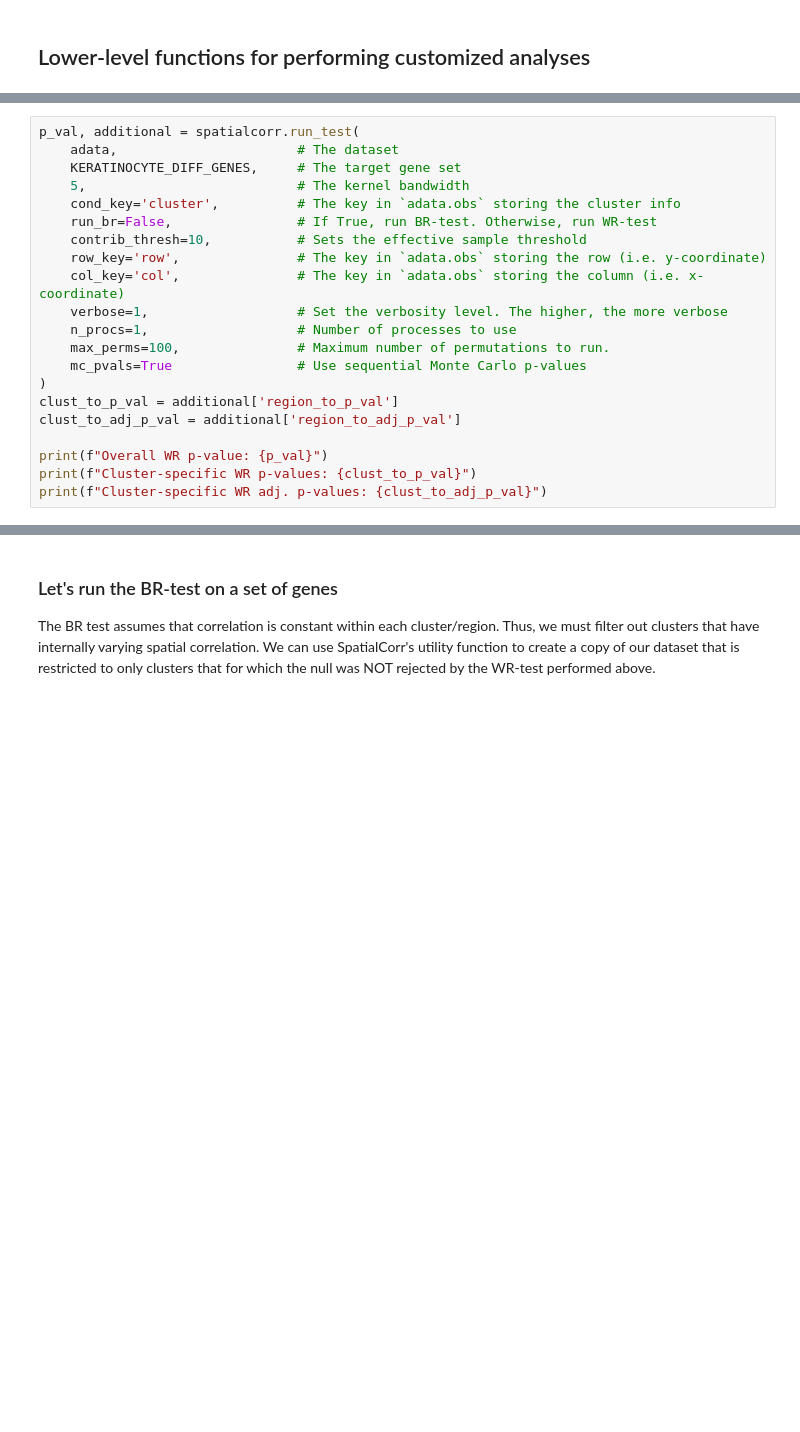
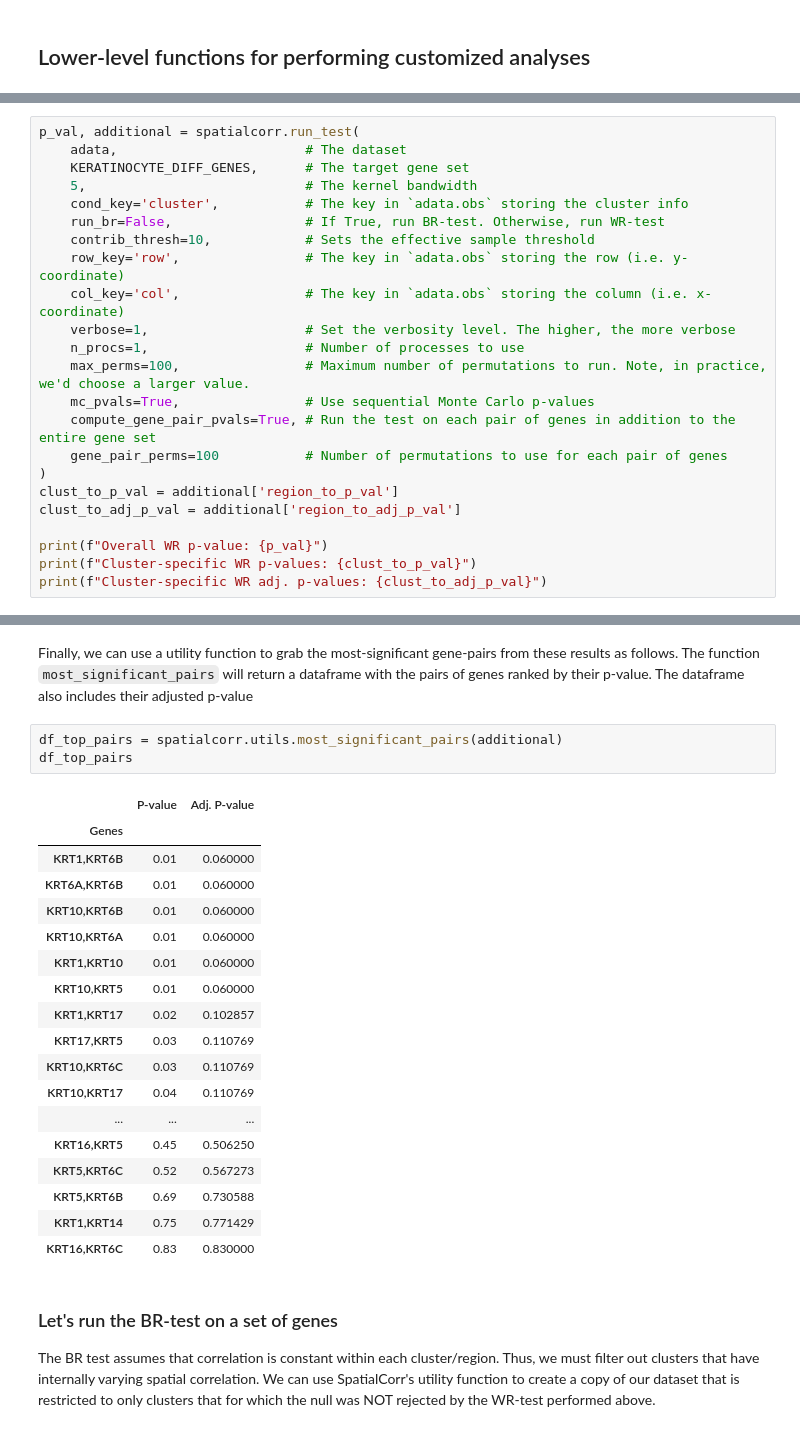
Before and after one commit to mbernste/SpatialCorr, a Jupyter notebook: tutorial/SpatialCorr_tutorial.ipynb, the cells around one changed output, grey strips where cells are left out. Drawn from its saved outputs; the diff is of its cells as text; blank space fills up the shorter version.

```diff
--- a/tutorial/SpatialCorr_tutorial.ipynb
+++ b/tutorial/SpatialCorr_tutorial.ipynb
@@ -218,17 +229,19 @@ spatialcorr.plot.cluster_pairwise_scatterplots(
 # %%
 p_val, additional = spatialcorr.run_test(
-    adata,                       # The dataset
-    KERATINOCYTE_DIFF_GENES,     # The target gene set
-    5,                           # The kernel bandwidth
-    cond_key='cluster',          # The key in `adata.obs` storing the cluster info
-    run_br=False,                # If True, run BR-test. Otherwise, run WR-test
-    contrib_thresh=10,           # Sets the effective sample threshold
-    row_key='row',               # The key in `adata.obs` storing the row (i.e. y-coordinate)
-    col_key='col',               # The key in `adata.obs` storing the column (i.e. x-coordinate)
-    verbose=1,                   # Set the verbosity level. The higher, the more verbose
-    n_procs=1,                   # Number of processes to use
-    max_perms=100,               # Maximum number of permutations to run.
-    mc_pvals=True                # Use sequential Monte Carlo p-values
+    adata,                        # The dataset
+    KERATINOCYTE_DIFF_GENES,      # The target gene set
+    5,                            # The kernel bandwidth
+    cond_key='cluster',           # The key in `adata.obs` storing the cluster info
+    run_br=False,                 # If True, run BR-test. Otherwise, run WR-test
+    contrib_thresh=10,            # Sets the effective sample threshold
+    row_key='row',                # The key in `adata.obs` storing the row (i.e. y-coordinate)
+    col_key='col',                # The key in `adata.obs` storing the column (i.e. x-coordinate)
+    verbose=1,                    # Set the verbosity level. The higher, the more verbose
+    n_procs=1,                    # Number of processes to use
+    max_perms=100,                # Maximum number of permutations to run. Note, in practice, we'd choose a larger value.
+    mc_pvals=True,                # Use sequential Monte Carlo p-values
+    compute_gene_pair_pvals=True, # Run the test on each pair of genes in addition to the entire gene set
+    gene_pair_perms=100           # Number of permutations to use for each pair of genes
 )
 clust_to_p_val = additional['region_to_p_val']
 clust_to_adj_p_val = additional['region_to_adj_p_val']
@@ -245,3 +281,27 @@ Cluster-specific WR adj. p-values: {6: 0.02666666666666667, 8: 0.434285714285714
+# %% [markdown]
+Finally, we can use a utility function to grab the most-significant gene-pairs from these results as follows. The function `most_significant_pairs` will return a dataframe with the pairs of genes ranked by their p-value. The dataframe also includes their adjusted p-value
+# %%
+df_top_pairs = spatialcorr.utils.most_significant_pairs(additional)
+df_top_pairs
+# %% [output]
+|  | P-value | Adj. P-value |
+| Genes |  |  |
+| KRT1,KRT6B | 0.01 | 0.060000 |
+| KRT6A,KRT6B | 0.01 | 0.060000 |
+| KRT10,KRT6B | 0.01 | 0.060000 |
+| KRT10,KRT6A | 0.01 | 0.060000 |
+| KRT1,KRT10 | 0.01 | 0.060000 |
+| KRT10,KRT5 | 0.01 | 0.060000 |
+| KRT1,KRT17 | 0.02 | 0.102857 |
+| KRT17,KRT5 | 0.03 | 0.110769 |
+| KRT10,KRT6C | 0.03 | 0.110769 |
+| KRT10,KRT17 | 0.04 | 0.110769 |
+| ... | ... | ... |
+| KRT16,KRT5 | 0.45 | 0.506250 |
+| KRT5,KRT6C | 0.52 | 0.567273 |
+| KRT5,KRT6B | 0.69 | 0.730588 |
+| KRT1,KRT14 | 0.75 | 0.771429 |
+| KRT16,KRT6C | 0.83 | 0.830000 |
 # %% [markdown]
 ### Let's run the BR-test on a set of genes
 
```
Also changed, not shown: parts of 13 cells of this notebook.
